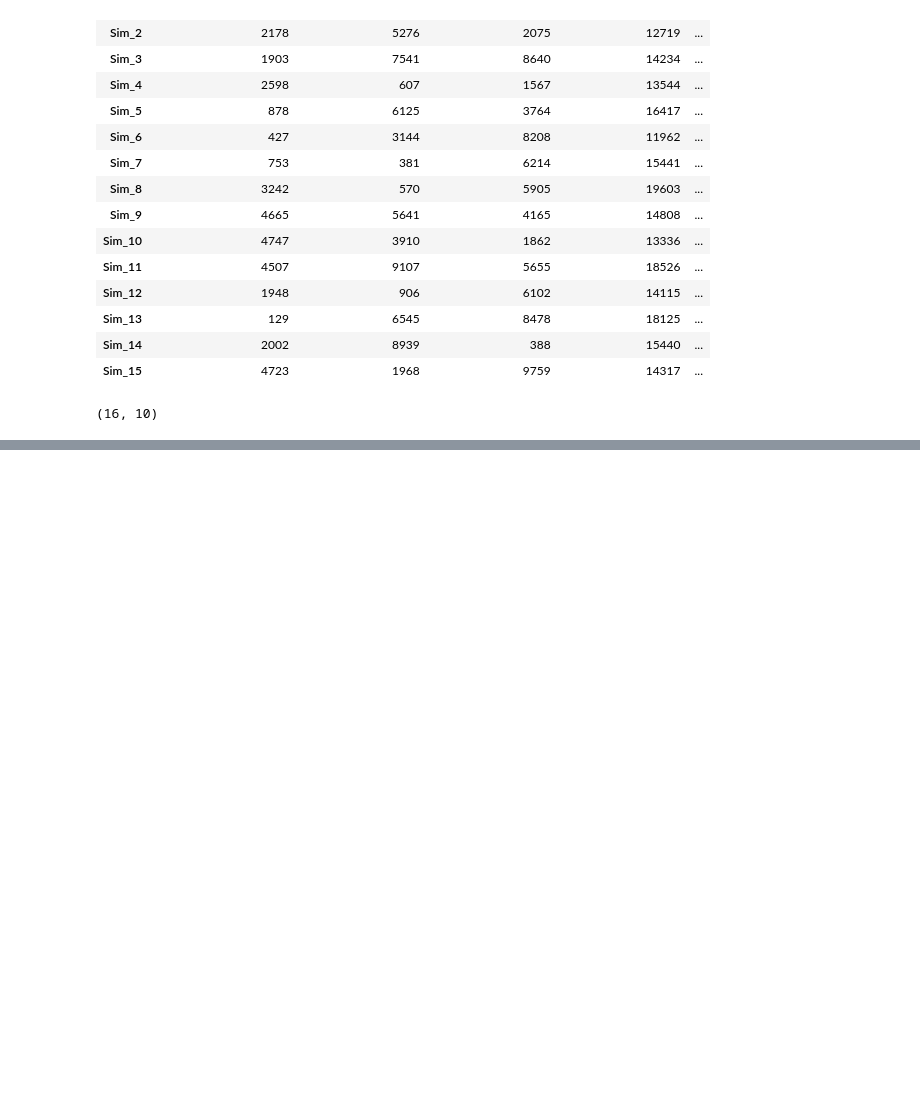
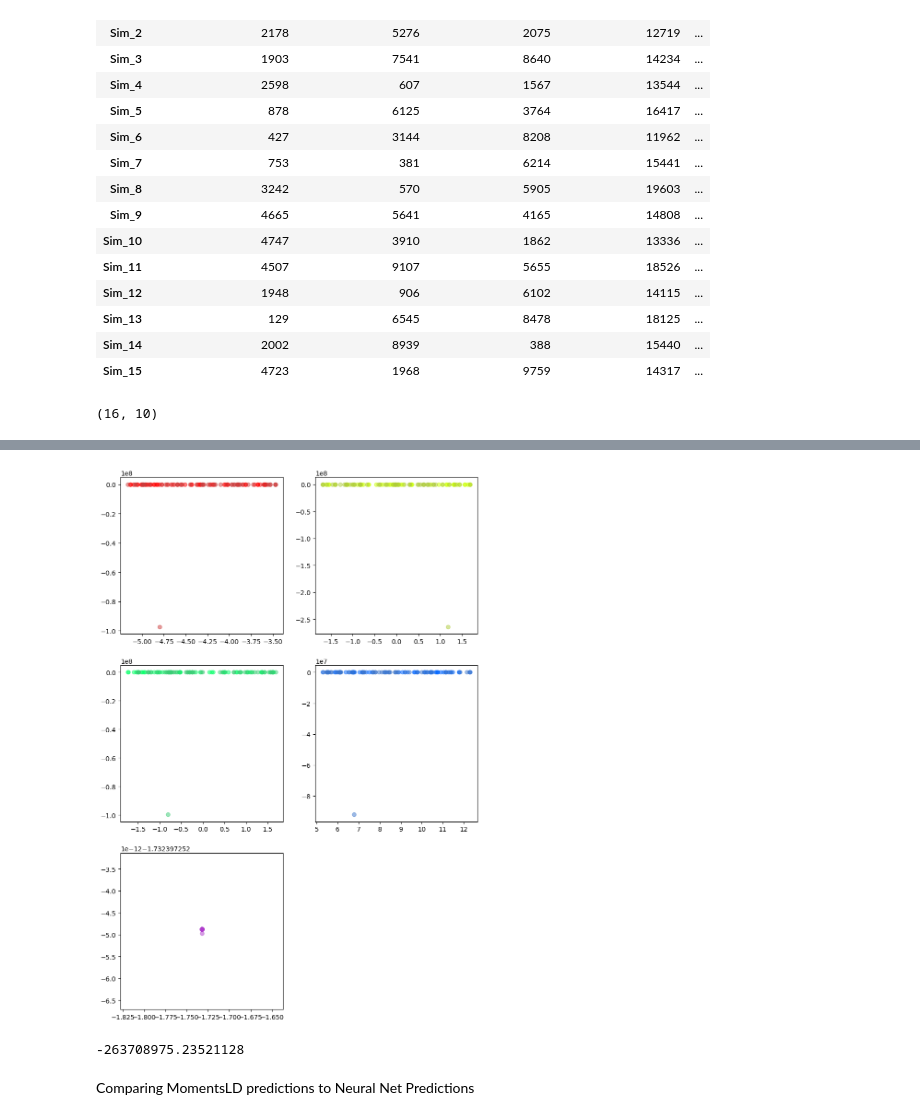
Before and after one commit to ak1376/Demographic_Inference, a Jupyter notebook: notebooks/debugging_aggregate_all_features.ipynb, the cells around one changed output, grey strips where cells are left out. Cells and saved outputs as stored; diff of their text form; code cells hidden in the pictures; blank space fills up the shorter version.

```diff
--- a/notebooks/debugging_aggregate_all_features.ipynb
+++ b/notebooks/debugging_aggregate_all_features.ipynb
@@ -273,0 +410,3 @@ ValueError: Object arrays cannot be loaded when allow_pickle=False
+# %%
+predictions = linear_mdl_obj['training']["predictions"][:, 0]  # Only for the current parameter
+predictions
@@ -273,0 +424,48 @@ ValueError: Object arrays cannot be loaded when allow_pickle=False
+# %%
+params = linear_mdl_obj['param_names']
+num_params = len(params)
+stages = ['training', 'validation']
+
+with open('/sietch_colab/akapoor/Demographic_Inference/split_isolation_model_dadi_analysis_True_moments_analysis_True_momentsLD_analysis_True_seed_42/sims/sims_pretrain_100_sims_inference_1_seed_42_num_replicates_3_top_values_2/color_shades.pkl', 'rb') as f:
+    color_shades = pickle.load(f)
+
+with open('/sietch_colab/akapoor/Demographic_Inference/split_isolation_model_dadi_analysis_True_moments_analysis_True_momentsLD_analysis_True_seed_42/sims/sims_pretrain_100_sims_inference_1_seed_42_num_replicates_3_top_values_2/main_colors.pkl', 'rb') as f:
+    main_colors = pickle.load(f)
+
+rows = math.ceil(math.sqrt(num_params))
+cols = math.ceil(num_params / rows)
+
+plt.figure(figsize=(5 * cols, 5 * rows))
+
+# Loop through each parameter (dimension of the parameters)
+for i, param in enumerate(params):
+    plt.subplot(rows, cols, i + 1)
+
+    all_predictions = []
+    all_targets = []
+
+    # Loop through each stage and parameter combination
+    for j, stage in enumerate(stages):
+        predictions = linear_mdl_obj[stage]["predictions"][:, i]  # Only for the current parameter
+        targets = linear_mdl_obj[stage]["targets"][:, i]  # Only for the current parameter
+
+        # Append current parameter's predictions and targets to global lists for axis scaling
+        all_predictions.extend(predictions)
+        all_targets.extend(targets)
+
+        # Scatter plot for each stage
+        plt.scatter(
+            targets,
+            predictions,
+            alpha=0.5,
+            color=color_shades[main_colors[i % len(main_colors)]][j],  # Color for each stage #type:ignore
+            label=f"{stage.capitalize()}",
+        )
+# %% [output]
+[figure, added]
+# %%
+np.min(linear_mdl_obj['validation']['predictions'])
+# %% [output]
+-263708975.23521128
+# %% [markdown]
+Comparing MomentsLD predictions to Neural Net Predictions
```
Also changed, not shown: parts of 30 cells of this notebook, 13 other files.
